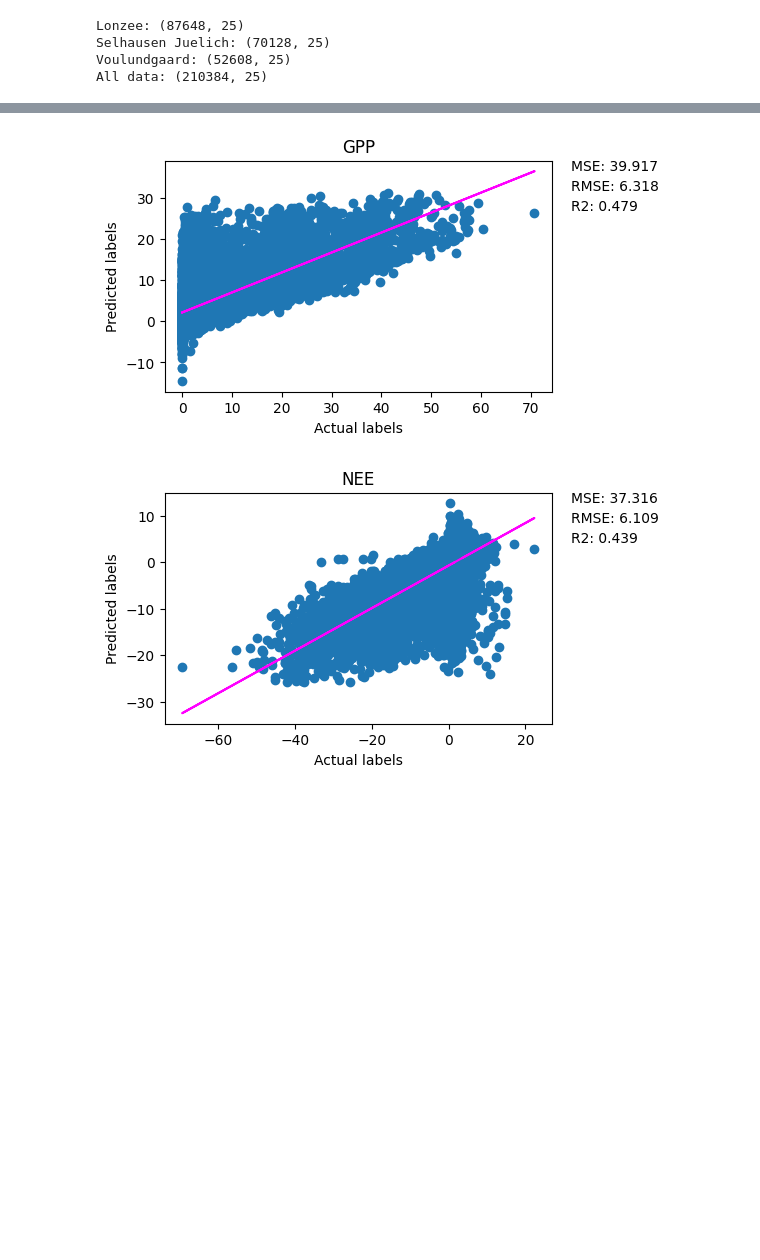
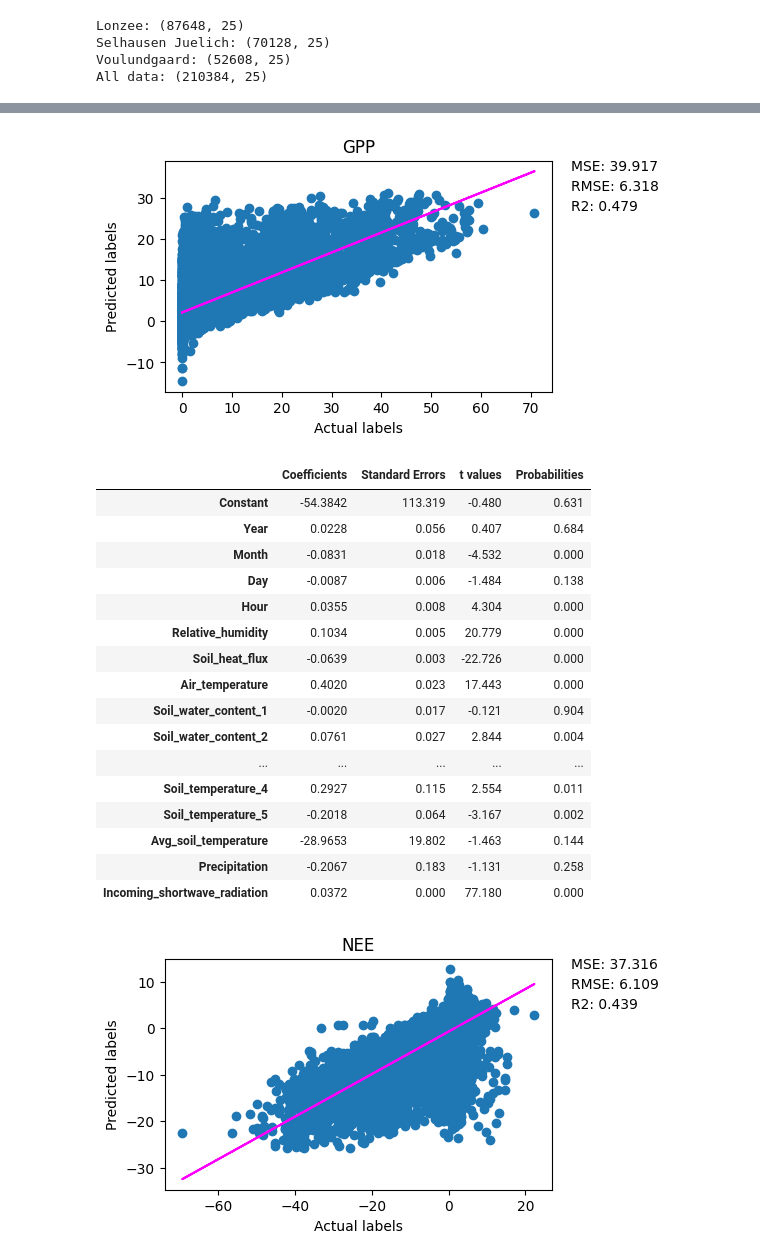
Before and after one commit to csharp14/land-management-project, a Jupyter notebook: land-management-analysis.ipynb, the cells around one changed output, grey strips where cells are left out. Cells and saved outputs as stored; diff of their text form; code cells hidden in the pictures; blank space fills up the shorter version.

```diff
--- a/land-management-analysis.ipynb
+++ b/land-management-analysis.ipynb
@@ -93,6 +94,7 @@ from sklearn.ensemble import HistGradientBoostingRegressor
 from sklearn.metrics import mean_squared_error, r2_score
 import matplotlib.pyplot as plt
 import numpy as np
+from scipy import stats
 
 # Select features and labels
 labels = ['GPP','NEE','RECO']
@@ -114,31 +116,76 @@ def test_model(model,X,y):
     fig, ax = plt.subplots(1,1,figsize=(5,3))
 
     ax.scatter(y, predictions)
     plt.xlabel('Actual labels')
     plt.ylabel('Predicted labels')
     plt.title(label)
     plt.annotate(('MSE: ' + str("{:.3f}".format(mse))),xy=(475, 275), xycoords='figure pixels')
     plt.annotate(('RMSE: ' + str("{:.3f}".format(rmse))),xy=(475, 255), xycoords='figure pixels')
     plt.annotate(('R2: ' + str("{:.3f}".format(r2))),xy=(475, 235), xycoords='figure pixels')
 
     # overlay the regression line
     z = np.polyfit(np.squeeze(np.asarray(y)), predictions, 1)
     p = np.poly1d(np.squeeze(z))
     plt.plot(y,p(y),color='magenta')
     plt.show()
 
     return fig, ax
 
+# Method that analyzes a model (including p-values)
+def calculate_p_values(lm, X, y):
+    params = np.append(lm.intercept_,lm.coef_)
+    predictions = lm.predict(X)
+
+    newX = pd.DataFrame({"Constant":np.ones(len(X))}).join(pd.DataFrame(X.reset_index(drop=True)))
+    MSE = (sum((y-predictions)**2))/(len(newX)-len(newX.columns))
+
+    dot_prod = (np.asarray(newX.astype(float)).T)@(np.asarray(newX.astype(float)))
+    var_b = MSE*(np.linalg.inv(dot_prod).diagonal())
+    sd_b = np.sqrt(var_b)
+    ts_b = params/ sd_b
+    p_values = [2 * (1 - stats.t.cdf(np.abs(i), (len(newX) - len(newX.columns)))) for i in ts_b]
+
+    sd_b = np.round(sd_b,3)
+    ts_b = np.round(ts_b,3)
+    p_values = np.round(p_values,3)
+    params = np.round(params,4)
+
+    model_analysis = pd.DataFrame()
+    model_analysis["Coefficients"],model_analysis["Standard Errors"],model_analysis["t values"],model_analysis["Probabilities"] = [params,sd_b,ts_b,p_values]
+    model_analysis = model_analysis.set_axis(newX.columns,axis=0)
+
+    return model_analysis
+
 for label in labels:
     # Split data into train and test sets
     X_train, X_test, y_train, y_test = train_test_split(cleaned_data[features],cleaned_data[label],
                                                         test_size=0.1, random_state=42)
 
     # Train linear regression model
     linear_reg_model = LinearRegression().fit(X_train, y_train)
 
     # Plot model results
     fig, ax = test_model(linear_reg_model,X_test,y_test)
+
+    model_analysis = calculate_p_values(linear_reg_model, X_test, y_test)
+    display(model_analysis)
 # %% [output]
 [figure]
+|  | Coefficients | Standard Errors | t values | Probabilities |
+| Constant | -54.3842 | 113.319 | -0.480 | 0.631 |
+| Year | 0.0228 | 0.056 | 0.407 | 0.684 |
+| Month | -0.0831 | 0.018 | -4.532 | 0.000 |
+| Day | -0.0087 | 0.006 | -1.484 | 0.138 |
+| Hour | 0.0355 | 0.008 | 4.304 | 0.000 |
+| Relative_humidity | 0.1034 | 0.005 | 20.779 | 0.000 |
+| Soil_heat_flux | -0.0639 | 0.003 | -22.726 | 0.000 |
+| Air_temperature | 0.4020 | 0.023 | 17.443 | 0.000 |
+| Soil_water_content_1 | -0.0020 | 0.017 | -0.121 | 0.904 |
+| Soil_water_content_2 | 0.0761 | 0.027 | 2.844 | 0.004 |
+| ... | ... | ... | ... | ... |
+| Soil_temperature_4 | 0.2927 | 0.115 | 2.554 | 0.011 |
+| Soil_temperature_5 | -0.2018 | 0.064 | -3.167 | 0.002 |
+| Avg_soil_temperature | -28.9653 | 19.802 | -1.463 | 0.144 |
+| Precipitation | -0.2067 | 0.183 | -1.131 | 0.258 |
+| Incoming_shortwave_radiation | 0.0372 | 0.000 | 77.180 | 0.000 |
 [figure]
```
Also changed, not shown: parts of 4 cells of this notebook.
